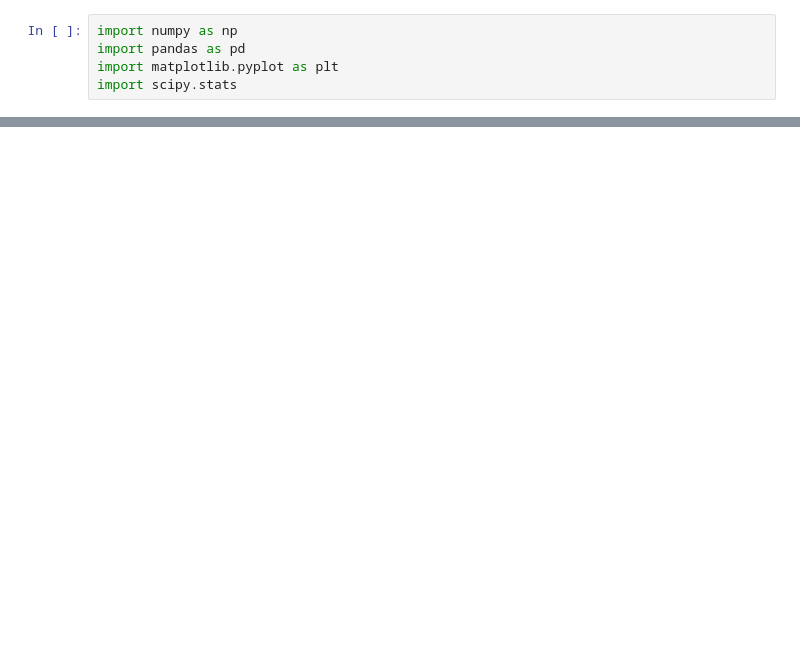
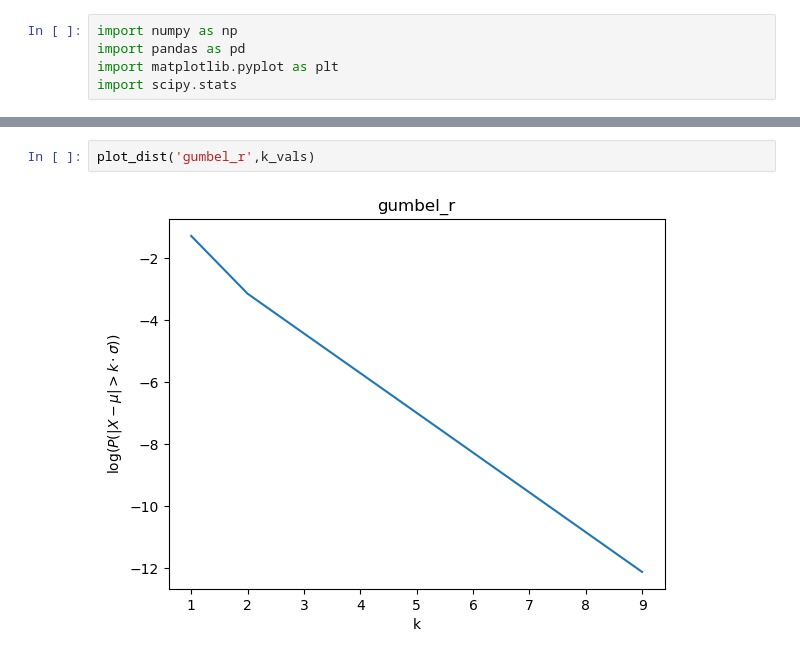
Before and after one commit to maxspiv/Advanced-Probability, a Jupyter notebook: AP Day 35.ipynb, the cells around one changed output, grey strips where cells are left out. Saved outputs shown, nothing was run; the diff lists cells and outputs as text; blank space fills up the shorter version.

```diff
--- a/AP Day 35.ipynb
+++ b/AP Day 35.ipynb
@@ -35,0 +34,4 @@ plt.plot(plot[0],np.log(plot[1]))
+# %%
+plot_dist('gumbel_r',k_vals)
+# %% [output]
+[figure, added]
```
Also changed, not shown: parts of 22 cells of this notebook.
